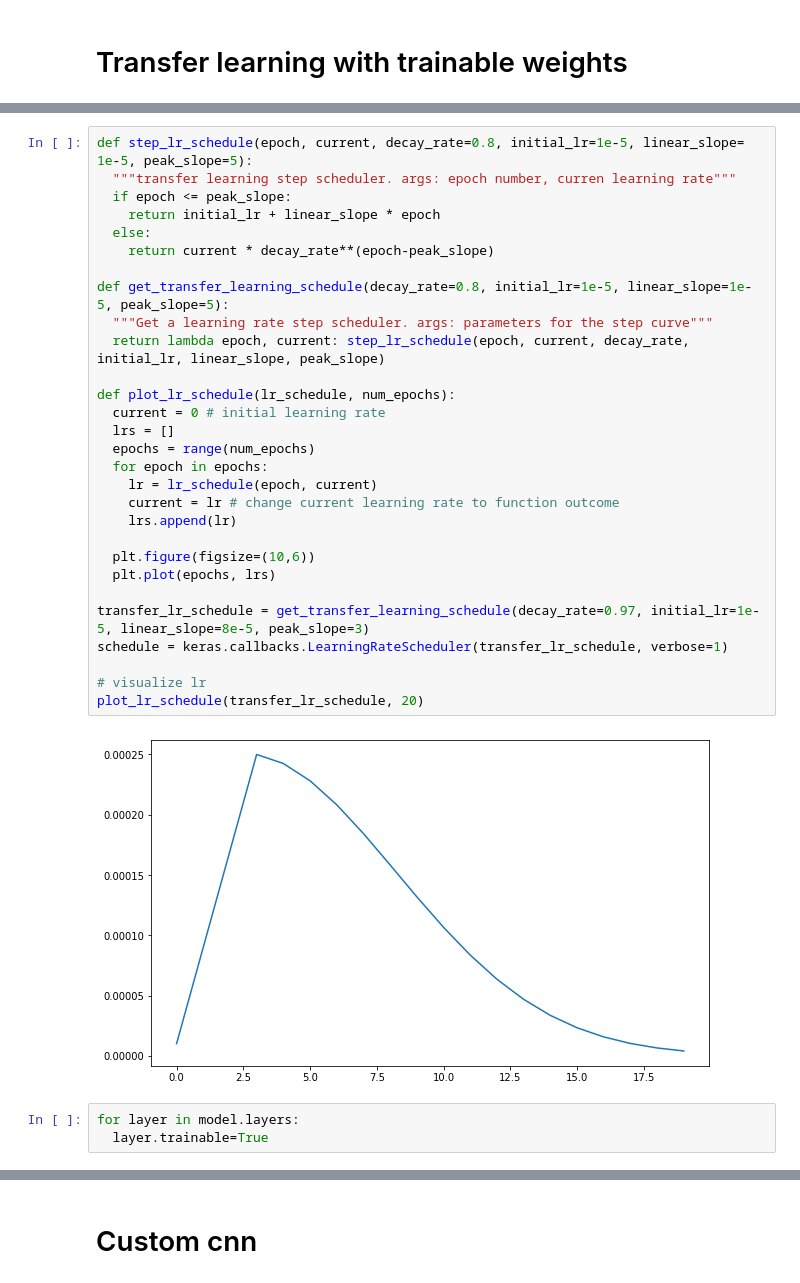
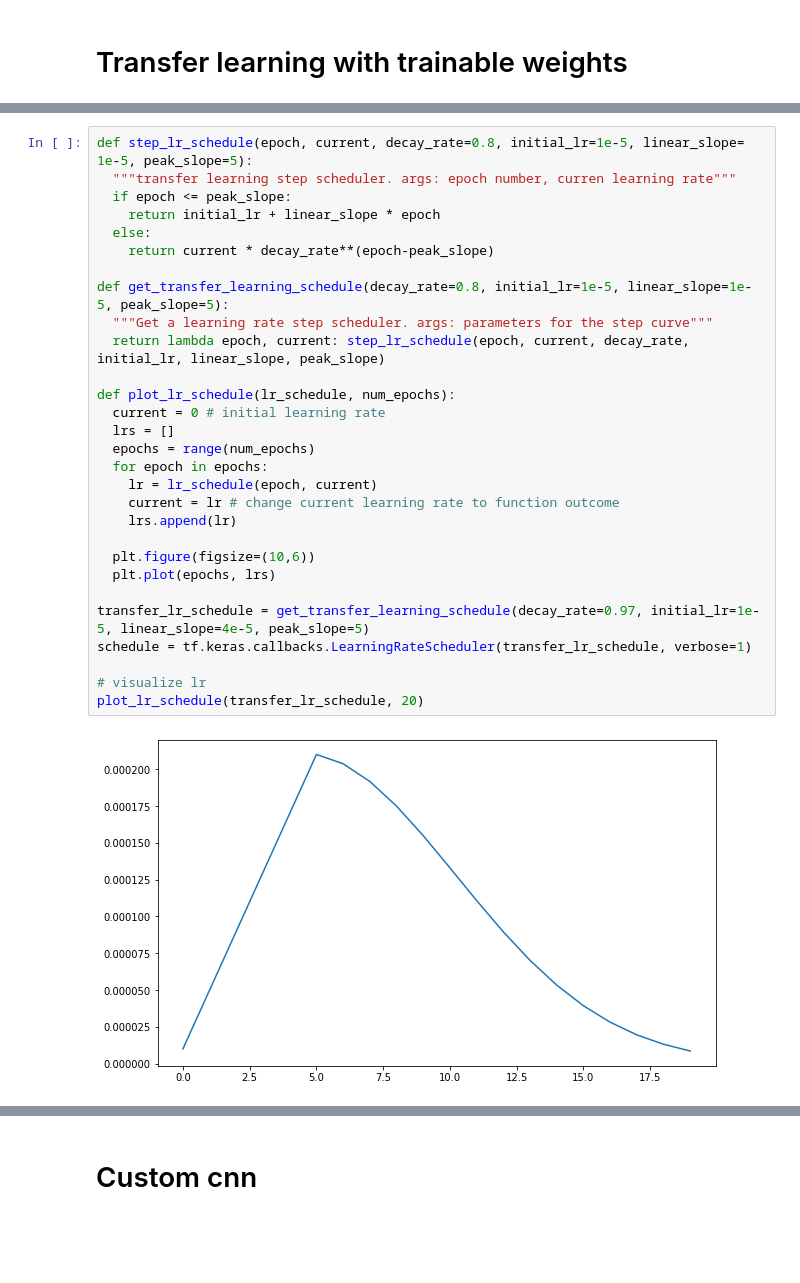
Before and after one commit to omerhac/flower_calssification, a Jupyter notebook: flower_classificaiton_notebook.ipynb, the cells around one changed output, grey strips where cells are left out. Saved outputs shown, nothing was run; the diff lists cells and outputs as text; blank space fills up the shorter version.

```diff
--- a/flower_classificaiton_notebook.ipynb
+++ b/flower_classificaiton_notebook.ipynb
@@ -321,35 +350,32 @@ aug = augment_tf_dataset(training_dataset)
 # %%
 def step_lr_schedule(epoch, current, decay_rate=0.8, initial_lr=1e-5, linear_slope= 1e-5, peak_slope=5):
   """transfer learning step scheduler. args: epoch number, curren learning rate"""
   if epoch <= peak_slope:
     return initial_lr + linear_slope * epoch
   else:
     return current * decay_rate**(epoch-peak_slope)
 
 def get_transfer_learning_schedule(decay_rate=0.8, initial_lr=1e-5, linear_slope=1e-5, peak_slope=5):
   """Get a learning rate step scheduler. args: parameters for the step curve"""
   return lambda epoch, current: step_lr_schedule(epoch, current, decay_rate, initial_lr, linear_slope, peak_slope)
 
 def plot_lr_schedule(lr_schedule, num_epochs):
   current = 0 # initial learning rate
   lrs = []
   epochs = range(num_epochs)
   for epoch in epochs:
     lr = lr_schedule(epoch, current)
     current = lr # change current learning rate to function outcome
     lrs.append(lr)
 
   plt.figure(figsize=(10,6))
   plt.plot(epochs, lrs)
 
-transfer_lr_schedule = get_transfer_learning_schedule(decay_rate=0.97, initial_lr=1e-5, linear_slope=8e-5, peak_slope=3)
-schedule = keras.callbacks.LearningRateScheduler(transfer_lr_schedule, verbose=1)
+transfer_lr_schedule = get_transfer_learning_schedule(decay_rate=0.97, initial_lr=1e-5, linear_slope=4e-5, peak_slope=5)
+schedule = tf.keras.callbacks.LearningRateScheduler(transfer_lr_schedule, verbose=1)
 
 # visualize lr
 plot_lr_schedule(transfer_lr_schedule, 20)
 # %% [output]
-[figure, old version]
+[figure, new version]
-# %%
-for layer in model.layers:
-  layer.trainable=True
 # %%
```
Also changed, not shown: parts of 19 cells of this notebook.
